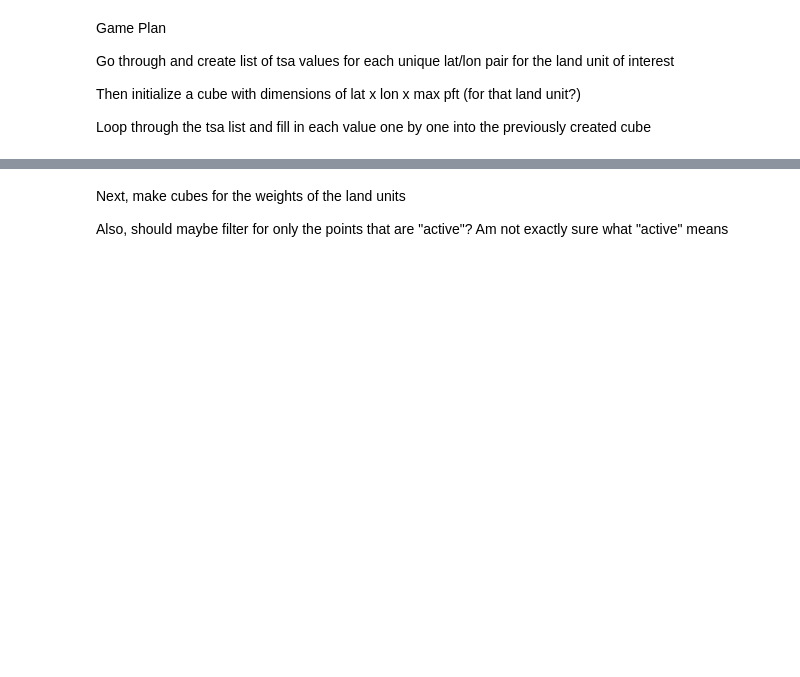
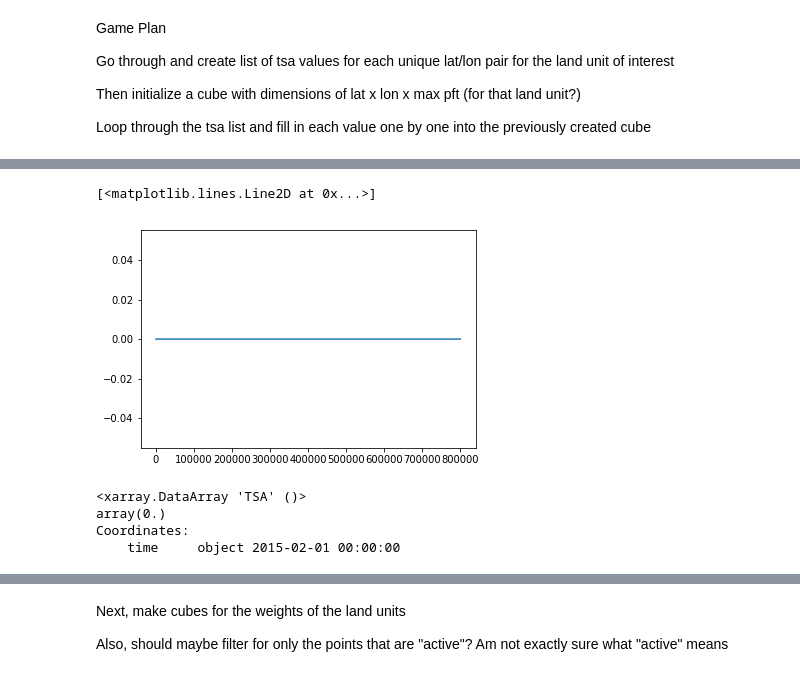
Before and after one commit to joyceee916/UHI-Plotting-Practice, a Jupyter notebook: Plotting_Practice_h1.ipynb, the cells around one changed output, grey strips where cells are left out. Saved outputs shown, nothing was run; the diff lists cells and outputs as text; code cells hidden in the pictures; blank space fills up the shorter version.

```diff
--- a/Plotting_Practice_h1.ipynb
+++ b/Plotting_Practice_h1.ipynb
@@ -33,3 +32,5 @@ Data variables:
+# %%
+nc2 = xr.open_dataset('clm50_r-clm5.0.30_1deg_GSWP3V1_iso_SSP3-7_AnomalyF.clm2.h1.2100-12.nc')
 # %% [markdown]
 # Analysis
 # %%
@@ -91 +142,16 @@ Loop through the tsa list and fill in each value one by one into the previously
+# %%
+plt.plot(nc2.TSA.mean(dim='time'))
+# %% [output]
+[<matplotlib.lines.Line2D at 0x...>]
+[figure, added]
+# %%
+tsa = nc1.TSA.squeeze()
+tsa = tsa.where(nc1.pfts1d_itype_lunit==9)
+print(tsa.max())
+# all of the values are 0?? @LEI
+# %% [output]
+<xarray.DataArray 'TSA' ()>
+array(0.)
+Coordinates:
+    time     object 2015-02-01 00:00:00
 # %%
```
Also changed, not shown: parts of 19 cells of this notebook.
